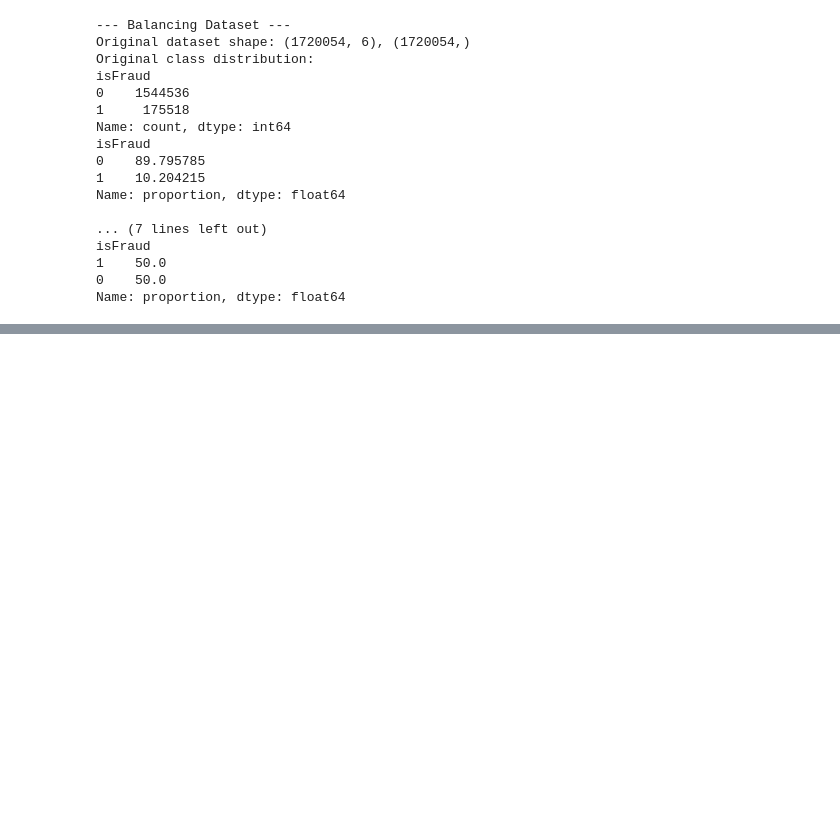
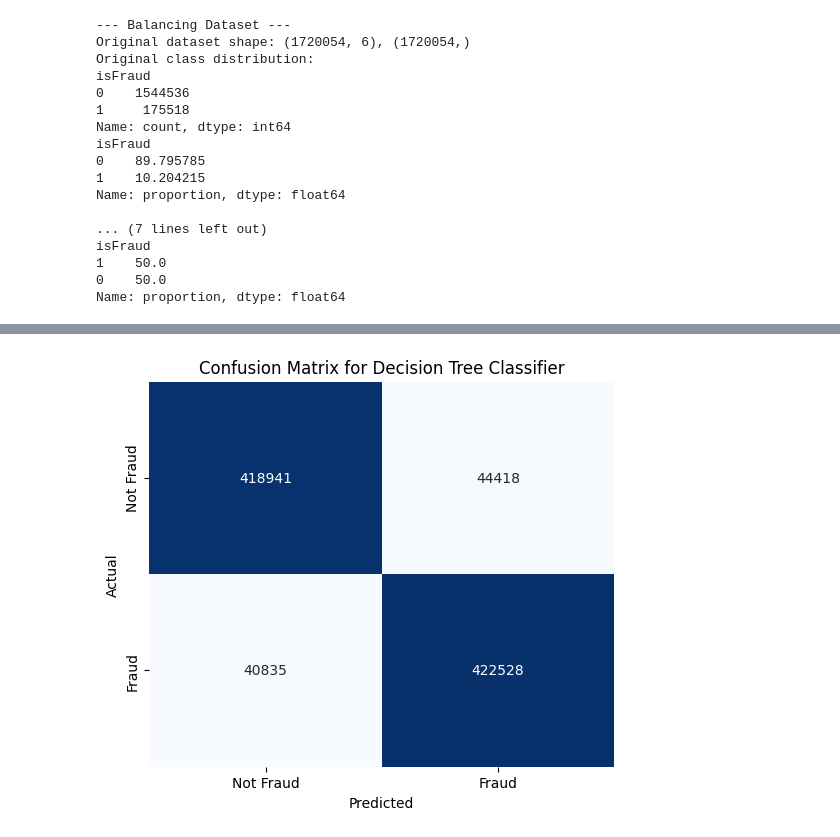
Before and after one commit to Bishwaprotapi/synthetic_mobile_money_transaction, a Jupyter notebook: synthetic_mobile_money_transaction_dataset..ipynb, the cells around one changed output, grey strips where cells are left out. Saved outputs shown, nothing was run; the diff lists cells and outputs as text; code cells hidden in the pictures; blank space fills up the shorter version.

```diff
--- a/synthetic_mobile_money_transaction_dataset..ipynb
+++ b/synthetic_mobile_money_transaction_dataset..ipynb
@@ -718,0 +731,22 @@ Name: proportion, dtype: float64
+# %%
+from sklearn.tree import DecisionTreeClassifier
+from sklearn.metrics import classification_report, accuracy_score
+from sklearn.model_selection import train_test_split
+
+# Split the resampled data into training and testing sets
+X_train, X_test, y_train, y_test = train_test_split(X_resampled, y_resampled, test_size=0.3, random_state=42)
+
+print("--- Decision Tree Classifier ---")
+
+# Initialize and train the Decision Tree Classifier
+dt_classifier = DecisionTreeClassifier(random_state=42)
+dt_classifier.fit(X_train, y_train)
+
+# Make predictions on the test set
+y_pred_dt = dt_classifier.predict(X_test)
+
+# Evaluate the model
+print("\nClassification Report for Decision Tree Classifier:")
+print(classification_report(y_test, y_pred_dt))
+
+print(f"Accuracy Score for Decision Tree Classifier: {accuracy_score(y_test, y_pred_dt):.4f}")
@@ -718,0 +767,18 @@ Name: proportion, dtype: float64
+# %%
+from sklearn.metrics import confusion_matrix
+import seaborn as sns
+import matplotlib.pyplot as plt
+
+# Calculate the confusion matrix
+cm_dt = confusion_matrix(y_test, y_pred_dt)
+
+# Plot the confusion matrix
+plt.figure(figsize=(6, 5))
+sns.heatmap(cm_dt, annot=True, fmt='d', cmap='Blues', cbar=False,
+            xticklabels=['Not Fraud', 'Fraud'], yticklabels=['Not Fraud', 'Fraud'])
+plt.xlabel('Predicted')
+plt.ylabel('Actual')
+plt.title('Confusion Matrix for Decision Tree Classifier')
+plt.show()
+# %% [output]
+[figure, added]
```
Also changed, not shown: parts of 34 cells of this notebook.
